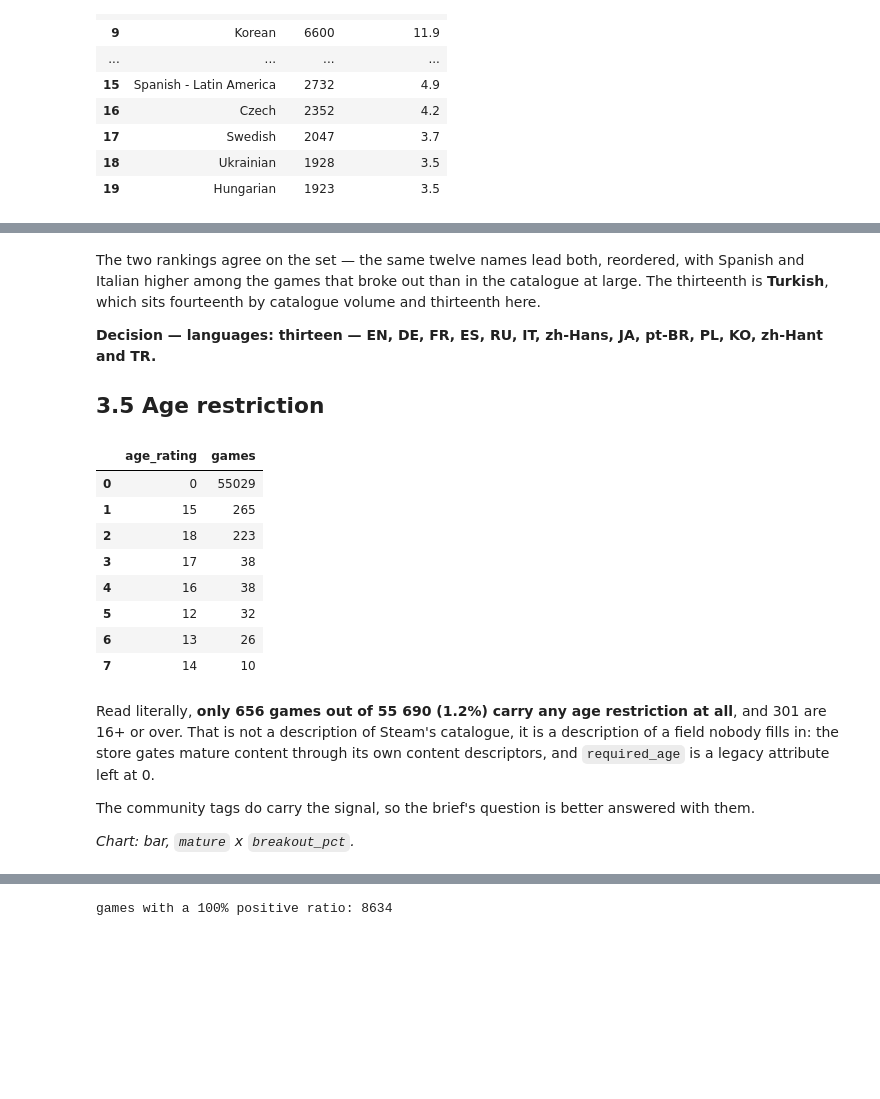
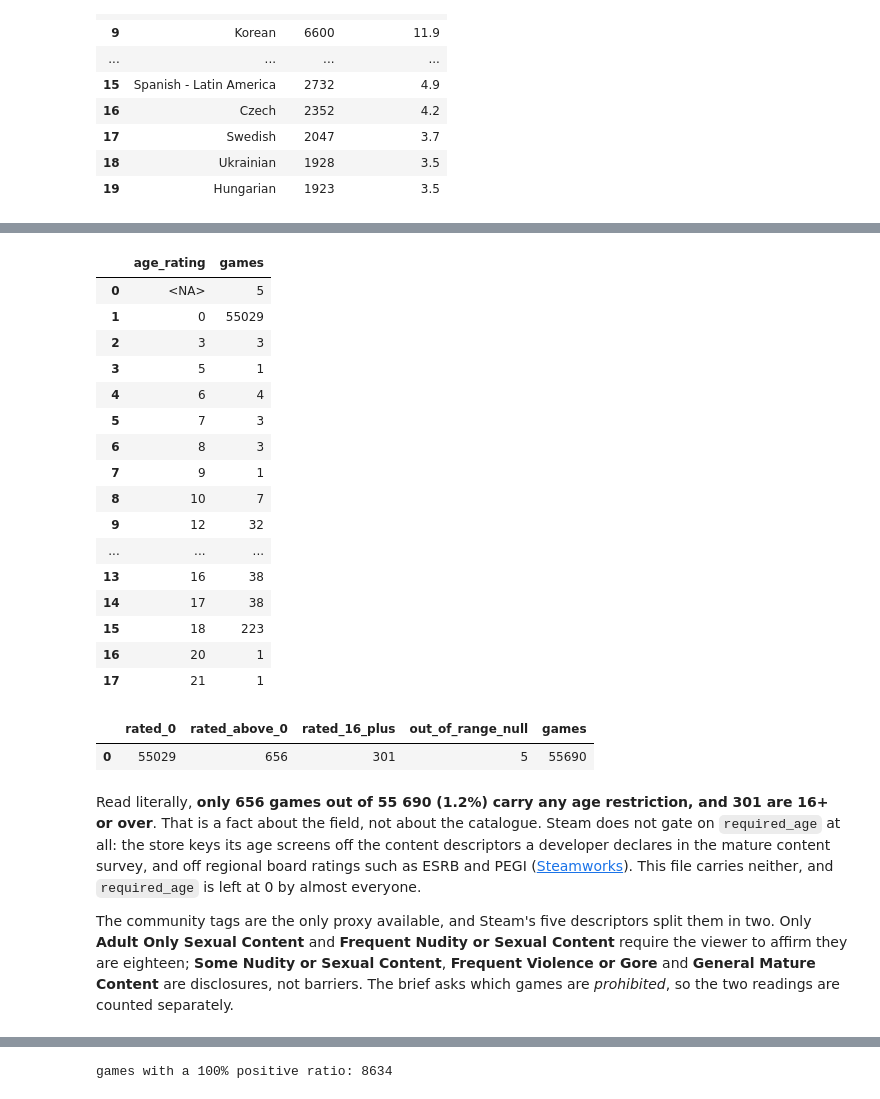
Before and after one commit to paezxavi/jedha_steam_project, a Jupyter notebook: steam_project.ipynb, the cells around one changed output, grey strips where cells are left out. Cells and saved outputs as stored; diff of their text form; code cells hidden in the pictures; blank space fills up the shorter version.

```diff
--- a/steam_project.ipynb
+++ b/steam_project.ipynb
@@ -99,7 +99,13 @@ else:
     spark.sparkContext.setLogLevel("ERROR")
 
     def display(x, n=1000):
-        _ipython_display(x.limit(n).toPandas() if isinstance(x, DataFrame) else x)
+        if isinstance(x, DataFrame):
+            # toPandas() widens a nullable int column to float; Int64 keeps it an
+            # integer with <NA>, which is what Databricks' own display() shows.
+            ints = [f.name for f in x.schema.fields
+                    if isinstance(f.dataType, (IntegerType, LongType))]
+            x = x.limit(n).toPandas().astype({c: "Int64" for c in ints})
+        _ipython_display(x)
 
     def materialise(df, name):
         return df.cache()
@@ -107,8 +113,8 @@ else:
     DATA_PATH = "data/steam_game_output.json"
 
 from pyspark.sql import functions as F, Window
-from pyspark.sql.types import (StructType, StructField, StringType, LongType,
-                               BooleanType, ArrayType, MapType)
+from pyspark.sql.types import (StructType, StructField, StringType, IntegerType,
+                               LongType, BooleanType, ArrayType, MapType)
 
 print("Spark", spark.version, "| Databricks" if IS_DATABRICKS else "| local", "|", DATA_PATH)
 # %% [output]
@@ -878,31 +832,44 @@ display(games.filter(F.col("owners_min") >= 100000)
-# %% [markdown]
-The two rankings agree on the set — the same twelve names lead both, reordered, with Spanish and
-Italian higher among the games that broke out than in the catalogue at large. The thirteenth is
-**Turkish**, which sits fourteenth by catalogue volume and thirteenth here.
-
-**Decision — languages: thirteen — EN, DE, FR, ES, RU, IT, zh-Hans, JA, pt-BR, PL, KO, zh-Hant
-and TR.**
-
-## 3.5 Age restriction
 # %%
-display(games.groupBy("age_rating").agg(F.count("*").alias("games")).orderBy(F.desc("games")).limit(8))
+display(games.groupBy("age_rating").agg(F.count("*").alias("games")).orderBy("age_rating"))
+
+# the counts the text quotes, which no single row of the table above carries
+display(games.select(
+    F.sum((F.col("age_rating") == 0).cast("int")).alias("rated_0"),
+    F.sum((F.col("age_rating") > 0).cast("int")).alias("rated_above_0"),
+    F.sum((F.col("age_rating") >= 16).cast("int")).alias("rated_16_plus"),
+    F.sum(F.col("age_rating").isNull().cast("int")).alias("out_of_range_null"),
+    F.count("*").alias("games")))
 # %% [output]
 |  | age_rating | games |
-| 0 | 0 | 55029 |
-| 1 | 15 | 265 |
-| 2 | 18 | 223 |
-| 3 | 17 | 38 |
-| 4 | 16 | 38 |
-| 5 | 12 | 32 |
-| 6 | 13 | 26 |
-| 7 | 14 | 10 |
+| 0 | <NA> | 5 |
+| 1 | 0 | 55029 |
+| 2 | 3 | 3 |
+| 3 | 5 | 1 |
+| 4 | 6 | 4 |
+| 5 | 7 | 3 |
+| 6 | 8 | 3 |
+| 7 | 9 | 1 |
+| 8 | 10 | 7 |
+| 9 | 12 | 32 |
+| ... | ... | ... |
+| 13 | 16 | 38 |
+| 14 | 17 | 38 |
+| 15 | 18 | 223 |
+| 16 | 20 | 1 |
+| 17 | 21 | 1 |
+|  | rated_0 | rated_above_0 | rated_16_plus | out_of_range_null | games |
+| 0 | 55029 | 656 | 301 | 5 | 55690 |
 # %% [markdown]
-Read literally, **only 656 games out of 55 690 (1.2%) carry any age restriction at all**, and 301
-are 16+ or over. That is not a description of Steam's catalogue, it is a description of a field
-nobody fills in: the store gates mature content through its own content descriptors, and
-`required_age` is a legacy attribute left at 0.
+Read literally, **only 656 games out of 55 690 (1.2%) carry any age restriction, and 301 are 16+
+or over**. That is a fact about the field, not about the catalogue. Steam does not gate on
+`required_age` at all: the store keys its age screens off the content descriptors a developer
+declares in the mature content survey, and off regional board ratings such as ESRB and PEGI
+([Steamworks](https://partner.steamgames.com/doc/store/age_gate)). This file carries neither, and
+`required_age` is left at 0 by almost everyone.
 
-The community tags do carry the signal, so the brief's question is better answered with them.
-
-*Chart: bar, `mature` x `breakout_pct`.*
+The community tags are the only proxy available, and Steam's five descriptors split them in two.
+Only **Adult Only Sexual Content** and **Frequent Nudity or Sexual Content** require the viewer to
+affirm they are eighteen; **Some Nudity or Sexual Content**, **Frequent Violence or Gore** and
+**General Mature Content** are disclosures, not barriers. The brief asks which games are
+*prohibited*, so the two readings are counted separately.
 # %%
```
Also changed, not shown: parts of 19 cells of this notebook, 2 other files.
